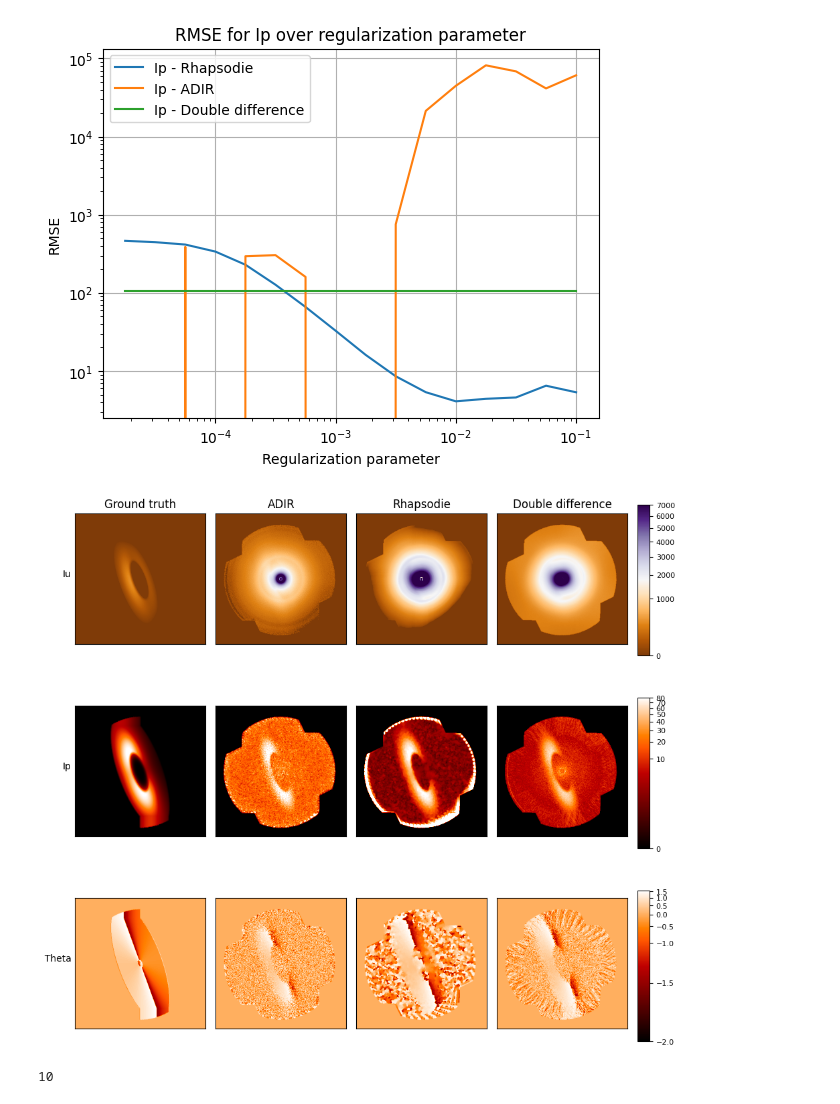
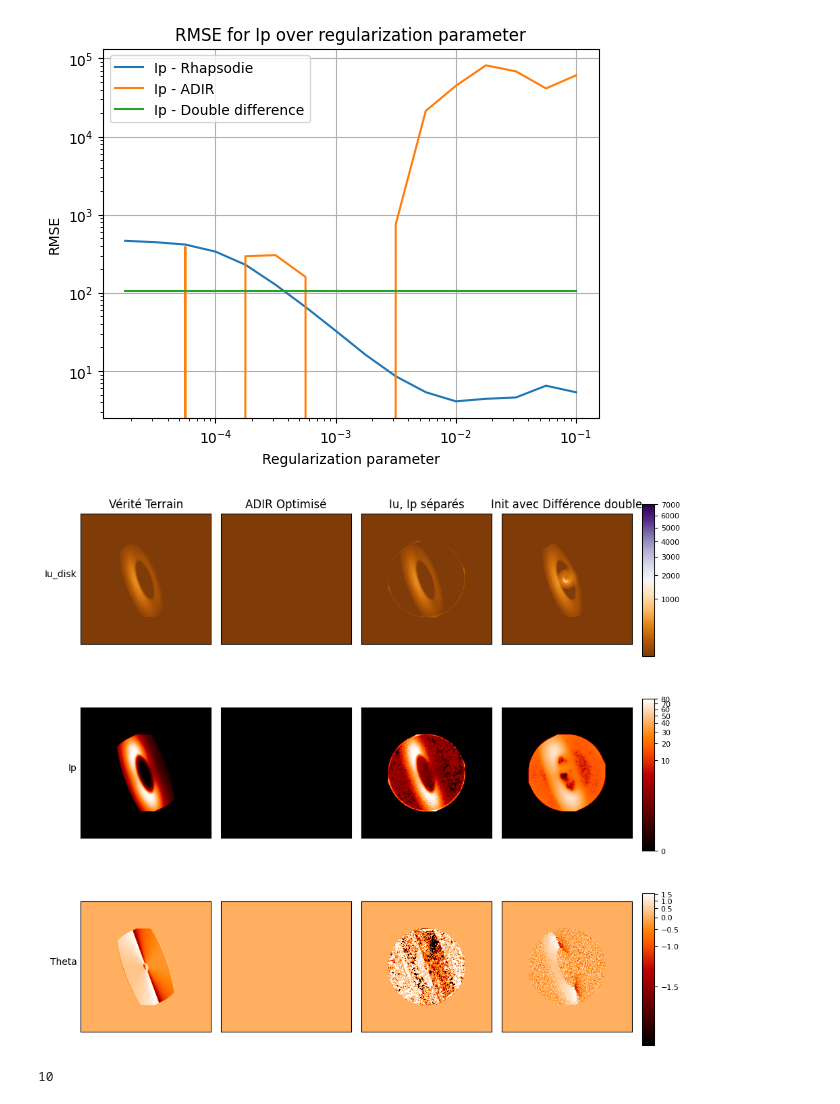
Before and after one commit to LaurenceDenneulin/RHAPSODIE, a Jupyter notebook: src/metrics.ipynb, the cells around one changed output. Saved outputs shown, nothing was run; the diff lists cells and outputs as text; code cells hidden in the pictures.

```diff
--- a/src/metrics.ipynb
+++ b/src/metrics.ipynb
@@ -294,10 +299,15 @@ def plot_images_comparison(ground_truth_path, adir_path, rhapsodie_path, double_
         cbar_ax.tick_params(labelsize=8)
     plt.tight_layout()
     plt.show()
-# %%
-plot_images_comparison('../test_results/TRUE.fits', '../test_results/methods_comparison/adir.fits', '../test_results/methods_comparison/rhapsodie.fits', '../test_results/methods_comparison/double_diff.fits')
-# %% [output]
-[figure, removed]
+# %%
+full_base_path = "../test_results/contrast_10e-2.0/"
+results_path = "rhapsodie_method_results/max_iter_700/"
+plot_images_comparison(full_base_path + 'TRUE.fits',
+                       full_base_path + results_path + "RHAPSODIE_opti_params_mixed_from_zero.fits",
+                       full_base_path + results_path + "RHAPSODIE_opti_params_intensities_Iu_Ip_separate.fits",
+                       full_base_path + results_path + 'RHAPSODIE_0.7761932175073487_-3.821280230932202.fits') # Third colomn is using the first regul, need the second
+# %% [output]
+[figure, added]
 # %%
 def plot_base_rhapsodie_from_file(file_path):
     with open(file_path, 'r') as file:
```
Also changed, not shown: parts of 1 cell of this notebook, 2 other files.
